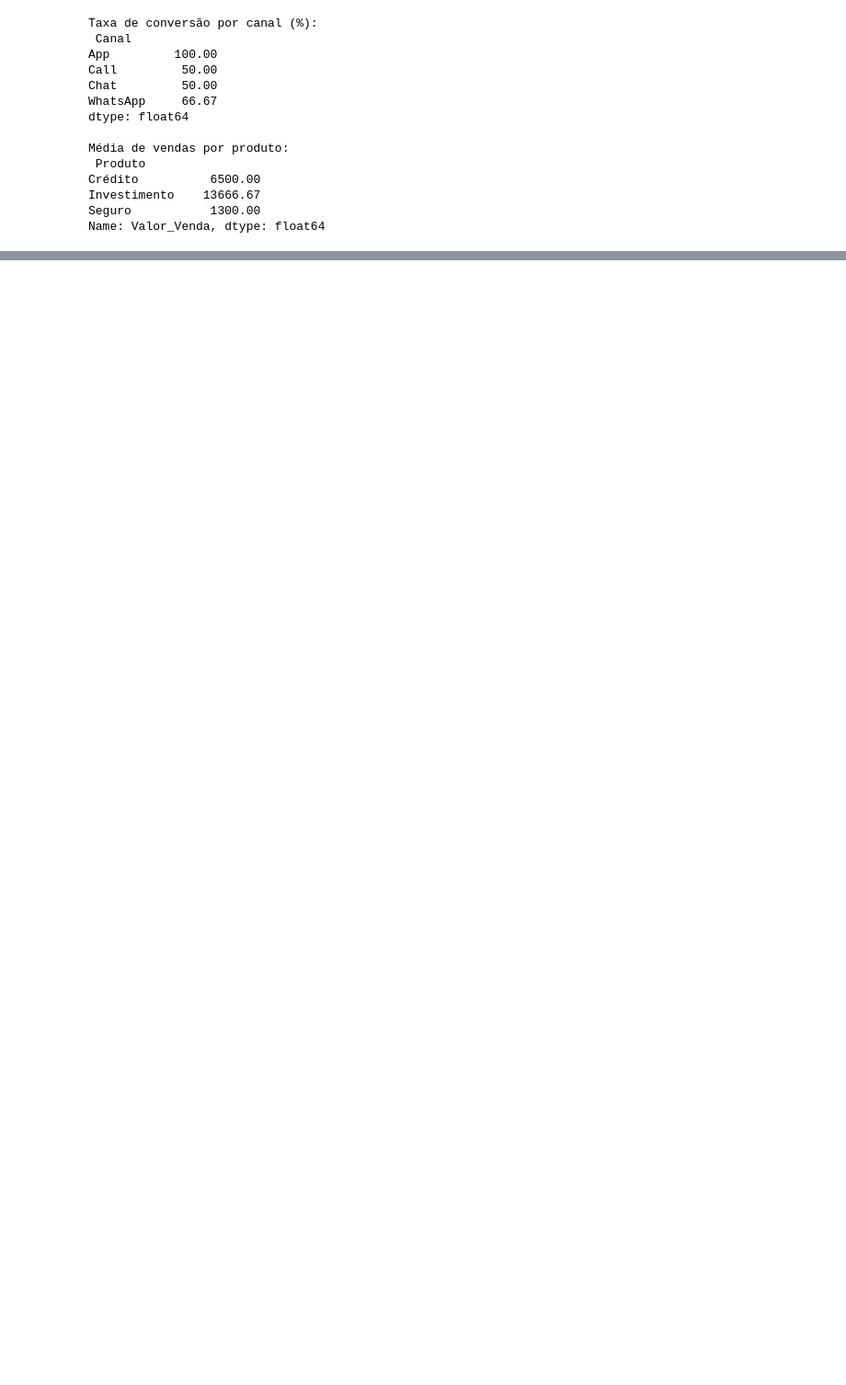
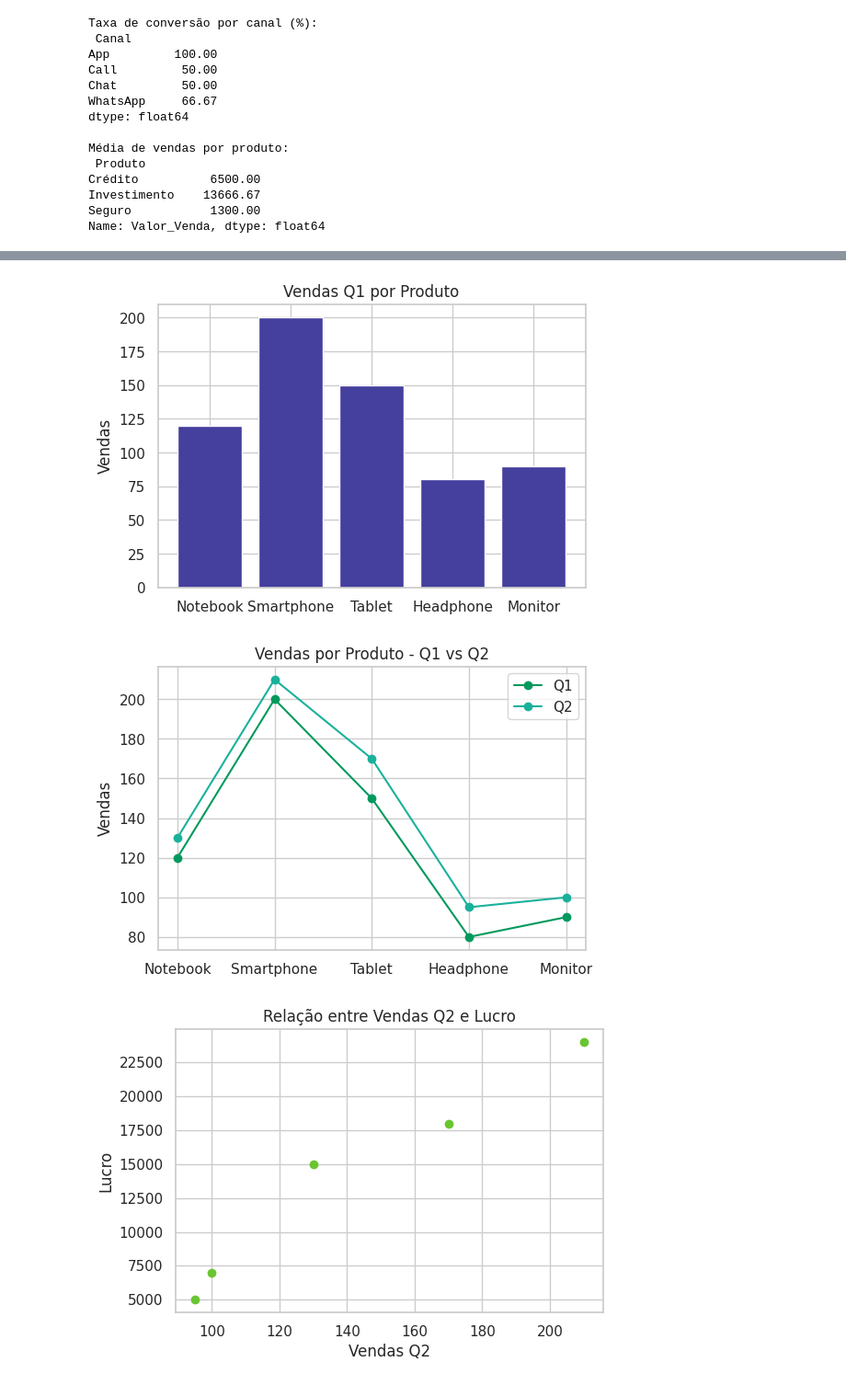
Before and after one commit to elimaraoliveira-svg/projeto-final-analytics, a Jupyter notebook: Untitled3.ipynb, the cells around one changed output, grey strips where cells are left out. Shown at 92% size. Cells and saved outputs as stored; diff of their text form; code cells hidden in the pictures; blank space fills up the shorter version.

```diff
--- a/Untitled3.ipynb
+++ b/Untitled3.ipynb
@@ -989,0 +1374,66 @@ Name: Valor_Venda, dtype: float64
+# %%
+import pandas as pd
+import matplotlib.pyplot as plt
+import seaborn as sns
+
+# Instalando bibliotecas (caso necessário)
+!pip install pandas matplotlib seaborn
+
+# -----------------------------
+# 1. Criando DataFrame fictício
+# -----------------------------
+dados = {
+    "Produto": ["Notebook", "Smartphone", "Tablet", "Headphone", "Monitor"],
+    "Vendas_Q1": [120, 200, 150, 80, 90],
+    "Vendas_Q2": [130, 210, 170, 95, 100],
+    "Lucro": [15000, 24000, 18000, 5000, 7000]
+}
+
+df = pd.DataFrame(dados)
+
+# -----------------------------
+# 2. Gráfico de barras
+# -----------------------------
+plt.figure(figsize=(6,4))
+plt.bar(df["Produto"], df["Vendas_Q1"], color=sicoob_colors["blue_dark"])
+plt.title("Vendas Q1 por Produto")
+plt.ylabel("Vendas")
+plt.show()
+
+# -----------------------------
+# 3. Gráfico de linhas
+# -----------------------------
+plt.figure(figsize=(6,4))
+plt.plot(df["Produto"], df["Vendas_Q1"], marker='o', label="Q1", color=sicoob_colors["green_primary"])
+plt.plot(df["Produto"], df["Vendas_Q2"], marker='o', label="Q2", color=sicoob_colors["teal"])
+plt.title("Vendas por Produto - Q1 vs Q2")
+plt.ylabel("Vendas")
+plt.legend()
+plt.show()
+
+# -----------------------------
+# 4. Gráfico de dispersão (Scatter Plot)
+# -----------------------------
+plt.figure(figsize=(6,4))
+plt.scatter(df["Vendas_Q2"], df["Lucro"], color=sicoob_colors["green_light"])
+plt.title("Relação entre Vendas Q2 e Lucro")
+plt.xlabel("Vendas Q2")
+plt.ylabel("Lucro")
+plt.show()
+
+# -----------------------------
+# 5. Gráfico de pizza
+# -----------------------------
+plt.figure(figsize=(6,6))
+plt.pie(df["Vendas_Q2"], labels=df["Produto"], autopct='%1.1f%%', startangle=140, colors=list(sicoob_colors.values()))
+plt.title("Proporção de Vendas Q2 por Produto")
+plt.show()
+
+# -----------------------------
+# 6. Boxplot
+# -----------------------------
+plt.figure(figsize=(6,4))
+sns.boxplot(y=df["Lucro"], color=sicoob_colors["yellow_green"])
+plt.title("Boxplot do Lucro")
+plt.show()
+# %% [output]
@@ -989,0 +1455,3 @@ Name: Valor_Venda, dtype: float64
+[figure, added]
+[figure, added]
+[figure, added]
```
Also changed, not shown: parts of 34 cells of this notebook.
